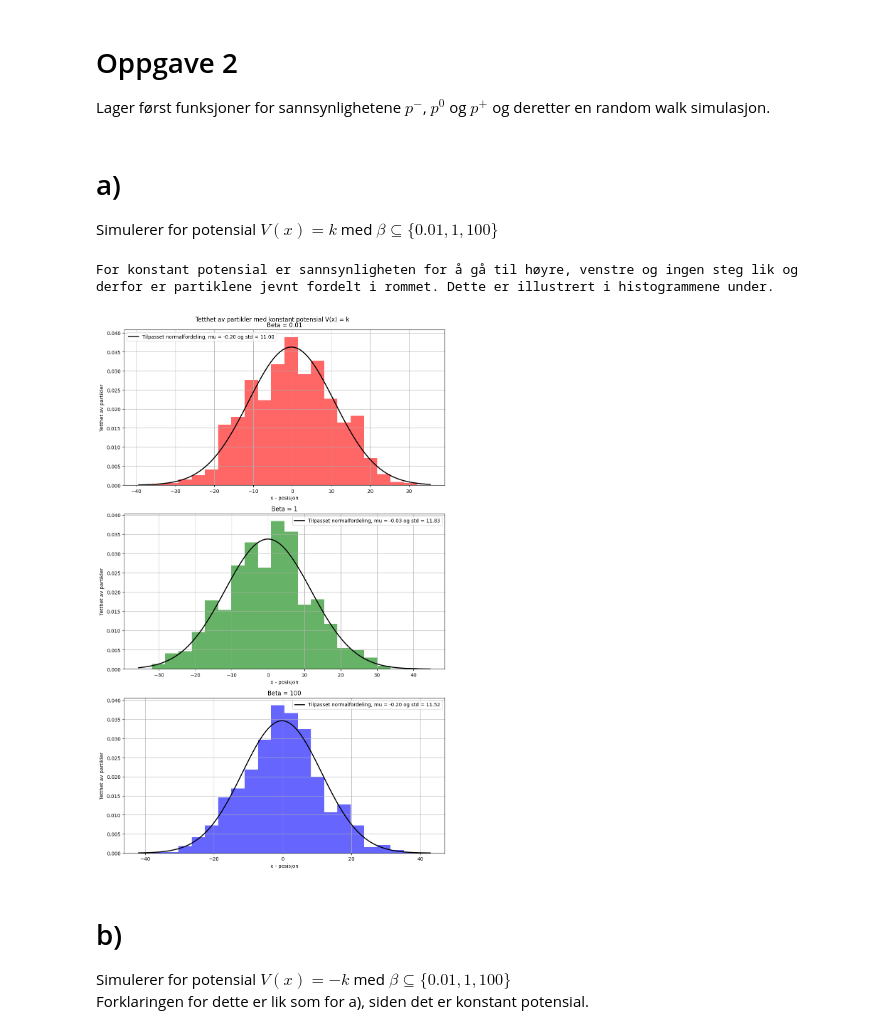
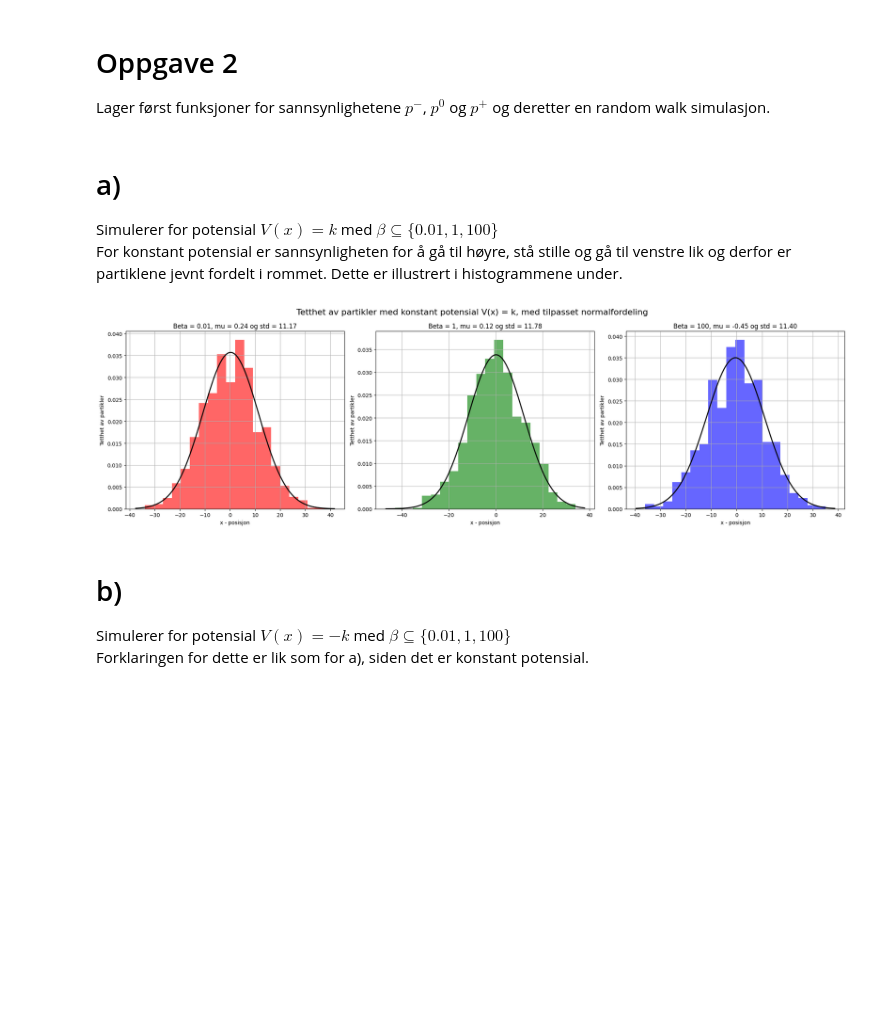
Before and after one commit to marieke-vaske/VitBer-BioFys, a Jupyter notebook: Prosjekt - oppgave 2.ipynb, the cells around one changed output. Saved outputs shown, nothing was run; the diff lists cells and outputs as text; code cells hidden in the pictures; blank space fills up the shorter version.

```diff
--- a/Prosjekt - oppgave 2.ipynb
+++ b/Prosjekt - oppgave 2.ipynb
@@ -44,37 +44,34 @@ def sim():
 # %% [markdown]
 # a)
 Simulerer for potensial $V(x) = k$ med $\beta \subseteq \{0.01, 1, 100\}$
+For konstant potensial er sannsynligheten for å gå til høyre, stå stille og gå til venstre lik og derfor er partiklene jevnt fordelt i rommet. Dette er illustrert i histogrammene under.
 # %%
 #Definerer konstant positivt potensial
 def V(x):
     return k
 
-print("For konstant potensial er sannsynligheten for å gå til høyre, venstre og ingen steg lik og derfor er partiklene jevnt fordelt i rommet. Dette er illustrert i histogrammene under.")
-
 #itererer gjennom beta verdier og plotter histogram og tilpasset normalfordeling
-fig, axs = plt.subplots(3, 1, figsize=(10, 16))
+fig, axs = plt.subplots(1, 3, figsize=(20, 6))
 for i, beta, color in zip(range(3), [0.01, 1, 100], ['r', 'g', 'b']):
     particles1 = sim()
     mu, std = scipy.stats.norm.fit(particles1)
     axs[i].hist(particles1, bins=bin_size, density=True, alpha=0.6, color=color)
 
     xmin, xmax = axs[i].get_xlim()
     x = np.linspace(xmin, xmax, 100)
     p = scipy.stats.norm.pdf(x, mu, std)
-    axs[i].plot(x, p, 'k', linewidth=2, label=f"Tilpasset normalfordeling, mu = {mu:.2f} og std = {std:.2f}")
+    axs[i].plot(x, p, 'k', linewidth=2)
     axs[i].set_xlabel("x - posisjon")
     axs[i].set_ylabel("Tetthet av partikler")
-    axs[i].set_title(f"Beta = {beta}")
+    axs[i].set_title(f"Beta = {beta}, mu = {mu:.2f} og std = {std:.2f}")
     axs[i].grid()
-    axs[i].legend()
 
 
-plt.suptitle("Tetthet av partikler med konstant potensial V(x) = k")
+plt.suptitle("Tetthet av partikler med konstant potensial V(x) = k, med tilpasset normalfordeling", fontsize=16)
 plt.tight_layout()
 plt.show()
 # %% [output]
-For konstant potensial er sannsynligheten for å gå til høyre, venstre og ingen steg lik og derfor er partiklene jevnt fordelt i rommet. Dette er illustrert i histogrammene under.
-[figure, old version]
+[figure, new version]
 # %% [markdown]
 # b)
 Simulerer for potensial $V(x) = -k$ med $\beta \subseteq \{0.01, 1, 100\}$
```
Also changed, not shown: parts of 6 cells of this notebook, 1 other file.
